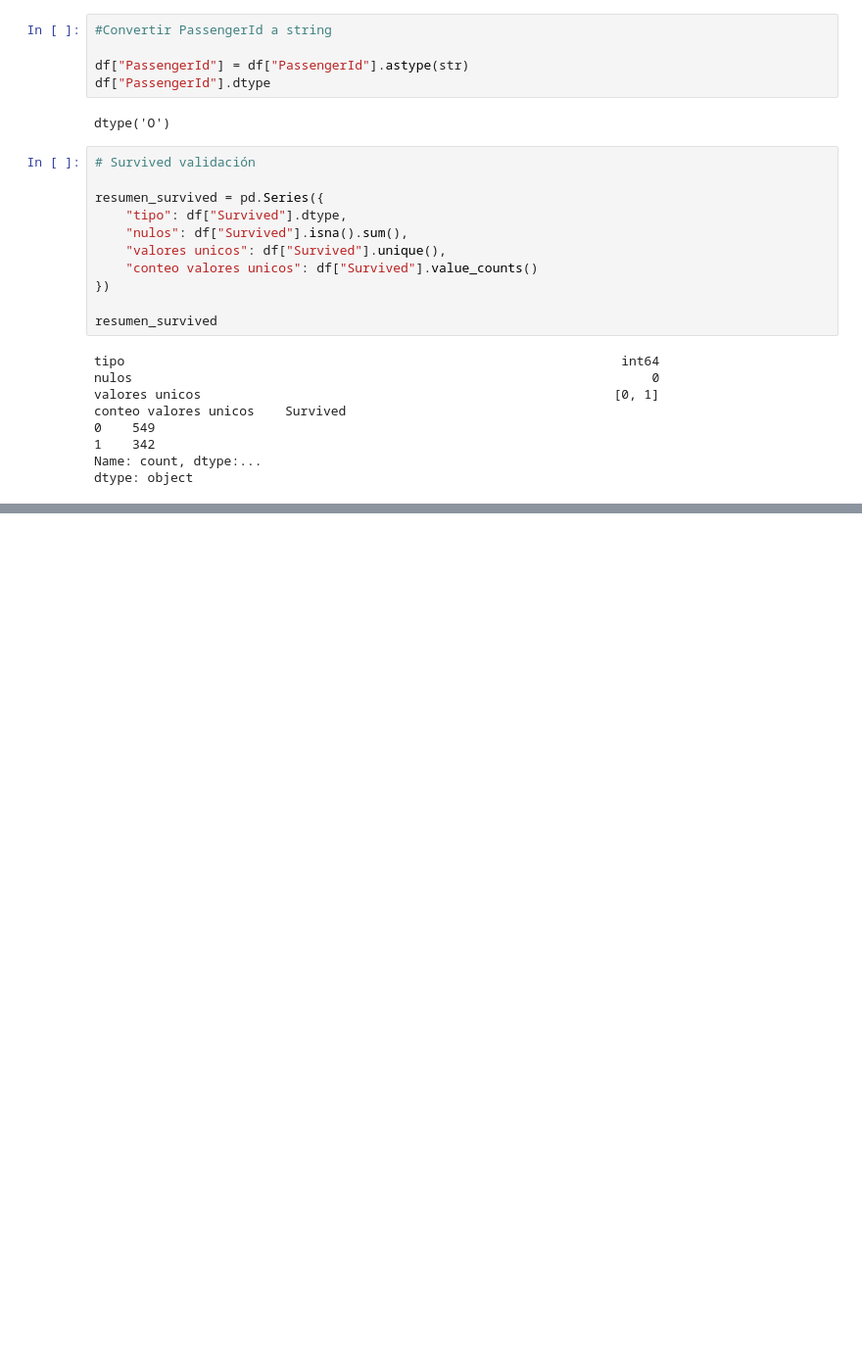
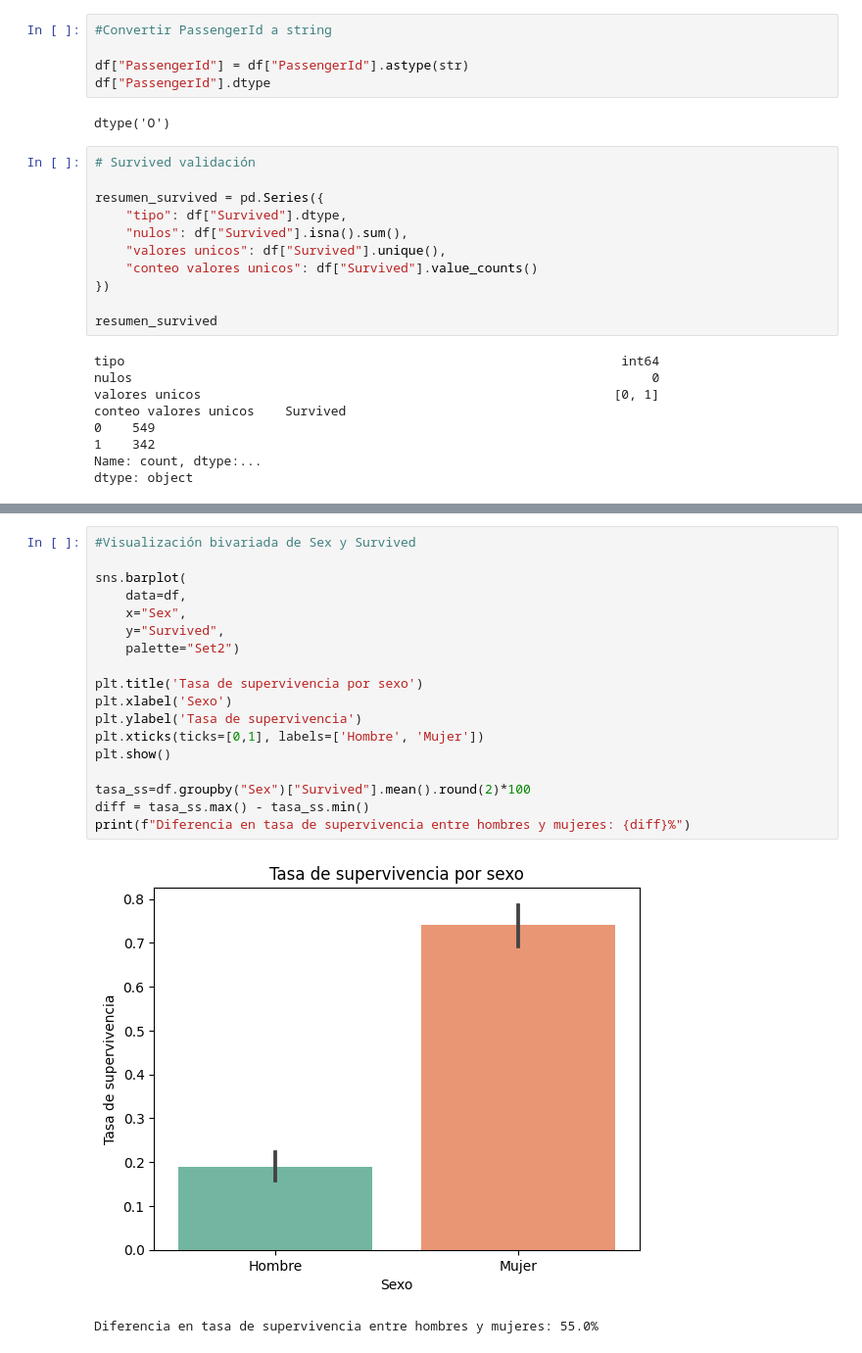
Before and after one commit to urcuninna/titanic_project, a Jupyter notebook: nootebooks/01_data_exploration.ipynb, the cells around one changed output, grey strips where cells are left out. Shown at 98% size. Cells and saved outputs as stored; diff of their text form; blank space fills up the shorter version.

Commit message:
Interacción entre variables categóricas: En proceso

```diff
--- a/nootebooks/01_data_exploration.ipynb
+++ b/nootebooks/01_data_exploration.ipynb
@@ -229,0 +335,21 @@ Name: proportion, dtype: float64
+# %%
+#Visualización bivariada de Sex y Survived
+
+sns.barplot(
+    data=df,
+    x="Sex",
+    y="Survived",
+    palette="Set2")
+
+plt.title('Tasa de supervivencia por sexo')
+plt.xlabel('Sexo')
+plt.ylabel('Tasa de supervivencia')
+plt.xticks(ticks=[0,1], labels=['Hombre', 'Mujer'])
+plt.show()
+
+tasa_ss=df.groupby("Sex")["Survived"].mean().round(2)*100
+diff = tasa_ss.max() - tasa_ss.min()
+print(f"Diferencia en tasa de supervivencia entre hombres y mujeres: {diff}%")
+# %% [output]
+[figure, added]
+Diferencia en tasa de supervivencia entre hombres y mujeres: 55.0%
```
Also changed, not shown: parts of 13 cells of this notebook.
